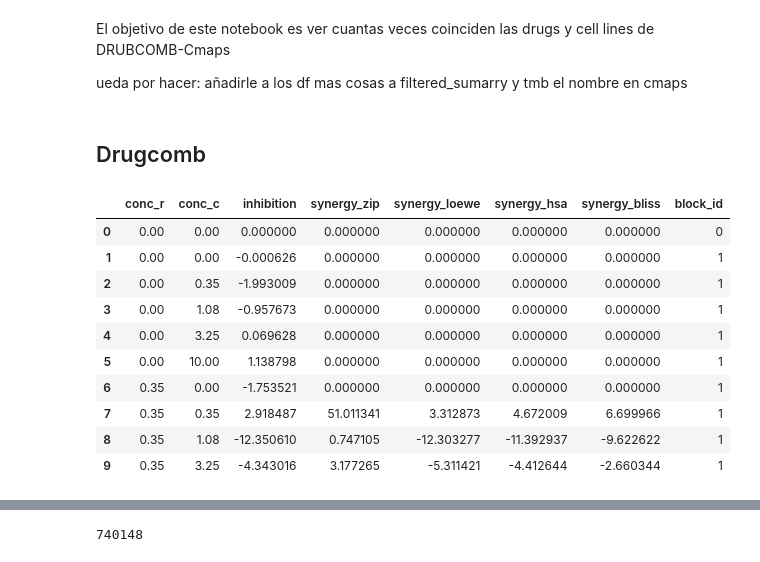
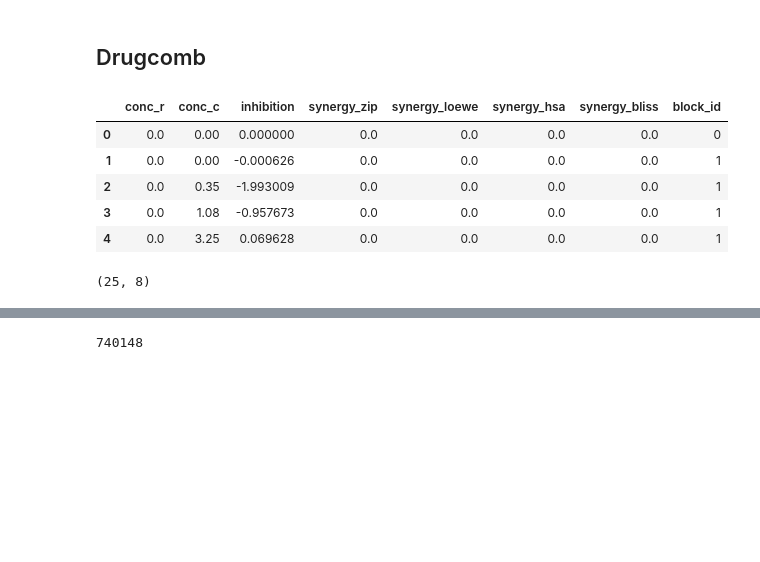
Before and after one commit to sofiaferben/TFM_old, a Jupyter notebook: codigo/20250326_drugcomb_cmap.ipynb, the cells around one changed output, grey strips where cells are left out. Drawn from its saved outputs; the diff is of its cells as text; code cells hidden in the pictures; blank space fills up the shorter version.

```diff
--- a/codigo/20250326_drugcomb_cmap.ipynb
+++ b/codigo/20250326_drugcomb_cmap.ipynb
@@ -1,8 +1,3 @@
-# %% [markdown]
-
-El objetivo de este notebook es ver cuantas veces coinciden las drugs y cell lines de DRUBCOMB-Cmaps
-
-ueda por hacer: añadirle a los df mas cosas a filtered_sumarry y tmb el nombre en cmaps
 # %% [markdown]
 ## Drugcomb
 # %%
@@ -13,16 +8,11 @@ responses = pd.read_csv(r'C:\Users\Usuario\Desktop\TFM\datos\drugcomb_v2\respons
 studies = pd.read_csv(r'C:\Users\Usuario\Desktop\TFM\datos\drugcomb_v2\studies.csv')
 summary = pd.read_csv(r'C:\Users\Usuario\Desktop\TFM\datos\drugcomb_v2\summary.csv')
 # %%
-responses.head(10)
+responses.head(5)
 # %% [output]
 |  | conc_r | conc_c | inhibition | synergy_zip | synergy_loewe | synergy_hsa | synergy_bliss | block_id |
-| 0 | 0.00 | 0.00 | 0.000000 | 0.000000 | 0.000000 | 0.000000 | 0.000000 | 0 |
-| 1 | 0.00 | 0.00 | -0.000626 | 0.000000 | 0.000000 | 0.000000 | 0.000000 | 1 |
-| 2 | 0.00 | 0.35 | -1.993009 | 0.000000 | 0.000000 | 0.000000 | 0.000000 | 1 |
-| 3 | 0.00 | 1.08 | -0.957673 | 0.000000 | 0.000000 | 0.000000 | 0.000000 | 1 |
-| 4 | 0.00 | 3.25 | 0.069628 | 0.000000 | 0.000000 | 0.000000 | 0.000000 | 1 |
-| 5 | 0.00 | 10.00 | 1.138798 | 0.000000 | 0.000000 | 0.000000 | 0.000000 | 1 |
-| 6 | 0.35 | 0.00 | -1.753521 | 0.000000 | 0.000000 | 0.000000 | 0.000000 | 1 |
-| 7 | 0.35 | 0.35 | 2.918487 | 51.011341 | 3.312873 | 4.672009 | 6.699966 | 1 |
-| 8 | 0.35 | 1.08 | -12.350610 | 0.747105 | -12.303277 | -11.392937 | -9.622622 | 1 |
-| 9 | 0.35 | 3.25 | -4.343016 | 3.177265 | -5.311421 | -4.412644 | -2.660344 | 1 |
+| 0 | 0.0 | 0.00 | 0.000000 | 0.0 | 0.0 | 0.0 | 0.0 | 0 |
+| 1 | 0.0 | 0.00 | -0.000626 | 0.0 | 0.0 | 0.0 | 0.0 | 1 |
+| 2 | 0.0 | 0.35 | -1.993009 | 0.0 | 0.0 | 0.0 | 0.0 | 1 |
+| 3 | 0.0 | 1.08 | -0.957673 | 0.0 | 0.0 | 0.0 | 0.0 | 1 |
+| 4 | 0.0 | 3.25 | 0.069628 | 0.0 | 0.0 | 0.0 | 0.0 | 1 |
@@ -28,0 +21,4 @@ responses.head(10)
+# %%
+responses_block1.shape
+# %% [output]
+(25, 8)
```
Also changed, not shown: parts of 10 cells of this notebook, 2 other files.
